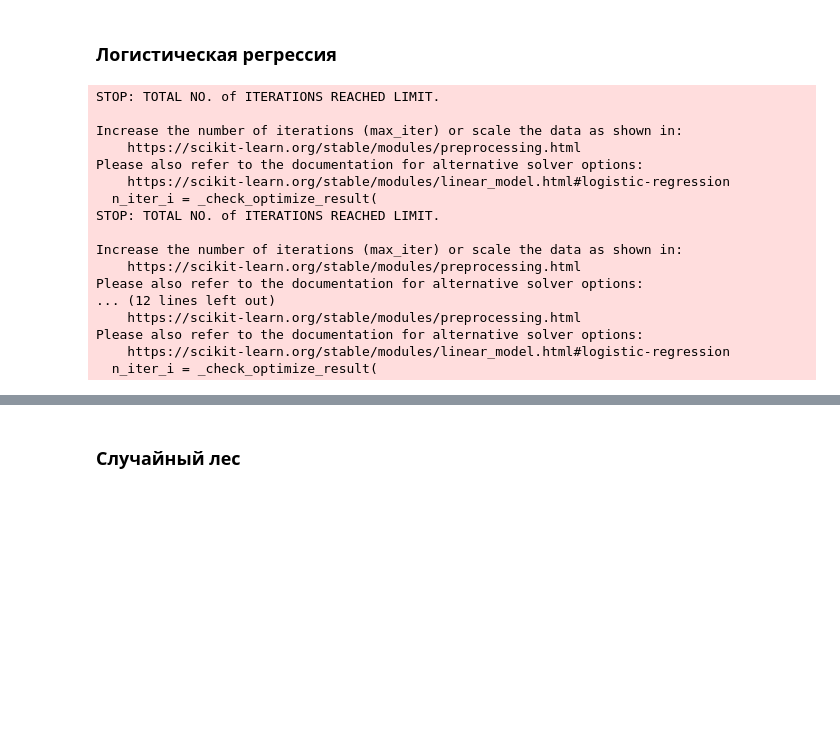
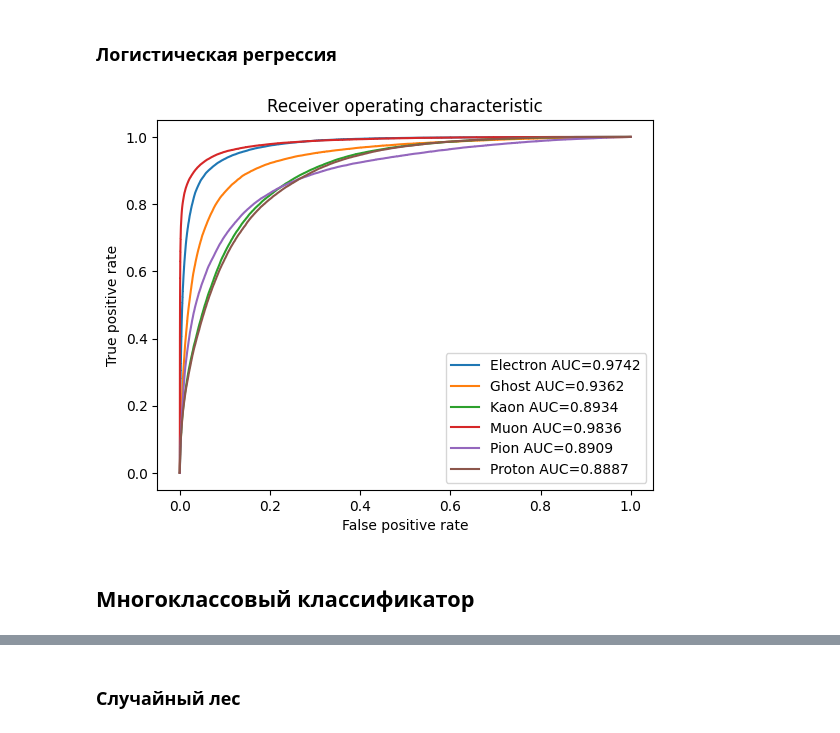
Before and after one commit to pyoadfe/seminars, a Jupyter notebook: particles/particles.ipynb, the cells around one changed output, grey strips where cells are left out. Saved outputs shown, nothing was run; the diff lists cells and outputs as text; code cells hidden in the pictures; blank space fills up the shorter version.

```diff
--- a/particles/particles.ipynb
+++ b/particles/particles.ipynb
@@ -216,9 +216,18 @@ x_train, x_test, y_train, y_test = train_test_split(x, y, random_state=42)
 ### Логистическая регрессия
 # %%
 from sklearn.linear_model import LogisticRegression
+from sklearn.preprocessing import StandardScaler
+import sklearn.metrics
 
-from sklearn.ensemble import RandomForestClassifier
-import sklearn.metrics
+scaling = True
+
+if scaling:
+    scaler = StandardScaler().fit(x_train)
+    z_train = scaler.transform(x_train)
+    z_test = scaler.transform(x_test)
+else:
+    z_train = x_train
+    z_test = x_test
 
 roc = {}
 auc = {}
@@ -227,29 +236,23 @@ for l, label in enumerate(tqdm(labels)):
     one_y_test = np.asarray((y_test == l).astype(np.float32))
 
     c = LogisticRegression(n_jobs=-1, max_iter=500)
-    c.fit(x_train, one_y_train.reshape(-1))
+    c.fit(z_train, one_y_train.reshape(-1))
 
-    y_pred = c.predict(x_test)
-    scores = c.predict_proba(x_test)[:,1]
+    y_pred = c.predict(z_test)
+    scores = c.predict_proba(z_test)[:,1]
 
     fpr, tpr, _ = sklearn.metrics.roc_curve(one_y_test, scores)
     roc[l] = {"tpr": tpr, "fpr": fpr}
     auc[l] = sklearn.metrics.roc_auc_score(one_y_test, scores)
-# %% [output]
-STOP: TOTAL NO. of ITERATIONS REACHED LIMIT.
-
-Increase the number of iterations (max_iter) or scale the data as shown in:
-    https://scikit-learn.org/stable/modules/preprocessing.html
-Please also refer to the documentation for alternative solver options:
-    https://scikit-learn.org/stable/modules/linear_model.html#logistic-regression
-  n_iter_i = _check_optimize_result(
-STOP: TOTAL NO. of ITERATIONS REACHED LIMIT.
-
-Increase the number of iterations (max_iter) or scale the data as shown in:
-    https://scikit-learn.org/stable/modules/preprocessing.html
-Please also refer to the documentation for alternative solver options:
-... (12 lines left out)
-    https://scikit-learn.org/stable/modules/preprocessing.html
-Please also refer to the documentation for alternative solver options:
-    https://scikit-learn.org/stable/modules/linear_model.html#logistic-regression
-  n_iter_i = _check_optimize_result(
+# %%
+plt.figure()
+plt.title("Receiver operating characteristic")
+plt.xlabel("False positive rate")
+plt.ylabel("True positive rate")
+for l, label in enumerate(labels):
+    plt.plot(roc[l]['fpr'], roc[l]['tpr'], label='{} AUC={:.4f}'.format(label, auc[l]))
+_ = plt.legend(loc='lower right')
+# %% [output]
+[figure, added]
+# %% [markdown]
+## Многоклассовый классификатор
```
Also changed, not shown: parts of 10 cells of this notebook.
